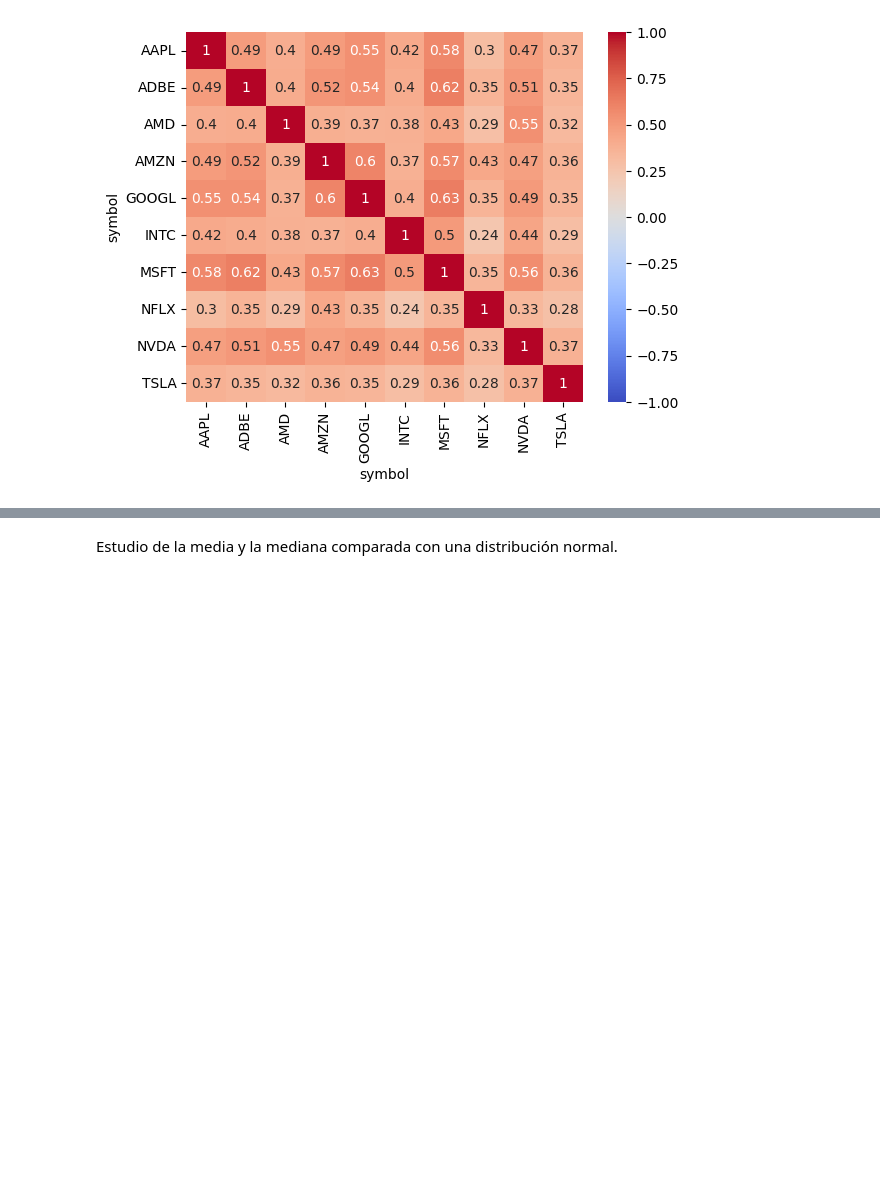
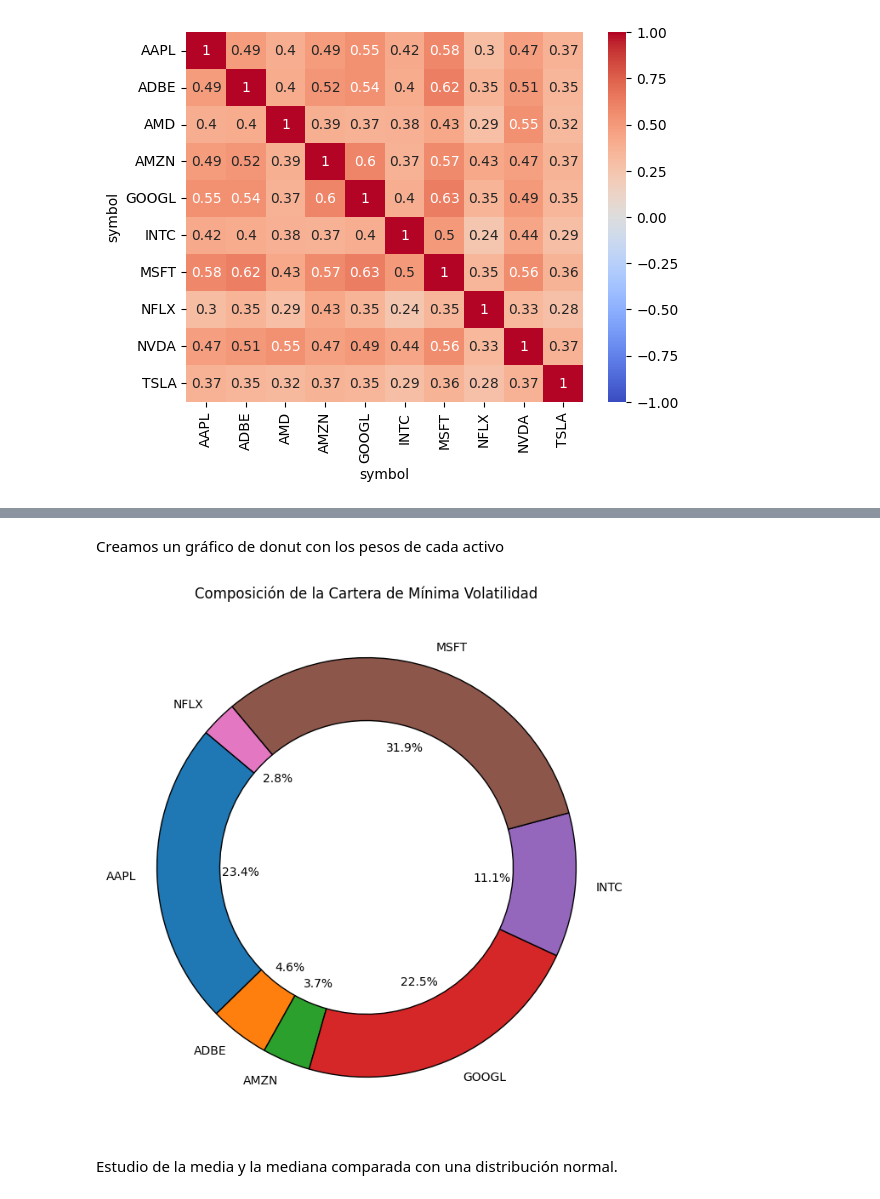
Before and after one commit to emszmtz/proyecto1, a Jupyter notebook: src/proyecto1_ipynb.ipynb, the cells around one changed output, grey strips where cells are left out. Cells and saved outputs as stored; diff of their text form; code cells hidden in the pictures; blank space fills up the shorter version.

Commit message:
He limpiado un poco lo comentarios en los que antes definía las tres funciones para bajarme los datos y he añadido los pesos de la cartera optimizados para una cartera de mínima volatilidad

```diff
--- a/src/proyecto1_ipynb.ipynb
+++ b/src/proyecto1_ipynb.ipynb
@@ -651,12 +582,12 @@ def cartera_min_vol (ret):
 
 try:
 
-    df_rendimientos = log_returns
+    #Uso log_returns como mi DataFrame de rendimientos
 
-    pesos_calculados = cartera_min_vol(df_rendimientos)
+    pesos_calculados = cartera_min_vol(log_returns)
 
     # Para el gráfico, es mejor tener los tickers/nombres de los activos
-    activos = df_rendimientos.columns
+    activos = log_returns.columns
 
     # Creamos una Serie de pandas para manejar mejor los datos (pesos y activos)
     cartera_min_vol_series = pd.Series(pesos_calculados, index=activos)
@@ -667,9 +598,7 @@ try:
     print("Cartera de Mínima Volatilidad:")
     print(cartera_filtrada)
 
-except NameError:
-    print("Error: No has definido la variable 'df_rendimientos'.")
-    print("Por favor, reemplaza '...' con el nombre de tu DataFrame de rendimientos en la Celda 1.")
+
 except Exception as e:
     print(f"Ocurrió un error: {e}")
     print("Asegúrate de que tu variable de rendimientos sea un DataFrame de pandas con los retornos.")
@@ -676,3 +616,38 @@ except Exception as e:
+# %% [markdown]
+Creamos un gráfico de donut con los pesos de cada activo
+# %%
+# --- Celda 2: Gráfico de Dónut ---
+
+# Usamos los datos de la 'cartera_filtrada' calculada en la celda anterior
+
+# Verificamos si la variable 'cartera_filtrada' existe y tiene datos
+try:
+    if 'cartera_filtrada' in locals() and not cartera_filtrada.empty:
+
+        # Crear el gráfico de donut
+        plt.figure(figsize=(8, 8))
+
+        # Usamos 'cartera_filtrada.values' para los tamaños y 'cartera_filtrada.index' para las etiquetas
+        plt.pie(cartera_filtrada.values, labels=cartera_filtrada.index,
+                autopct='%1.1f%%', startangle=140,
+                wedgeprops={'width': 0.3, 'edgecolor': 'black'})
+
+        # Añadir título
+        plt.title('Composición de la Cartera de Mínima Volatilidad')
+
+        # Mostrar el gráfico
+        plt.show()
+
+    else:
+        print("No se pudo generar el gráfico.")
+        print("Asegúrate de que la celda anterior se haya ejecutado correctamente y 'cartera_filtrada' contenga datos (pesos mayores a 0).")
+
+except NameError:
+    print("Error: La variable 'cartera_filtrada' no está definida. Asegúrate de ejecutar la celda anterior primero.")
+except Exception as e:
+    print(f"Ocurrió un error al graficar: {e}")
+# %% [output]
+[figure, added]
 # %% [markdown]
 Estudio de la media y la mediana comparada con una distribución normal.
 # %%
```
Also changed, not shown: parts of 16 cells of this notebook.
